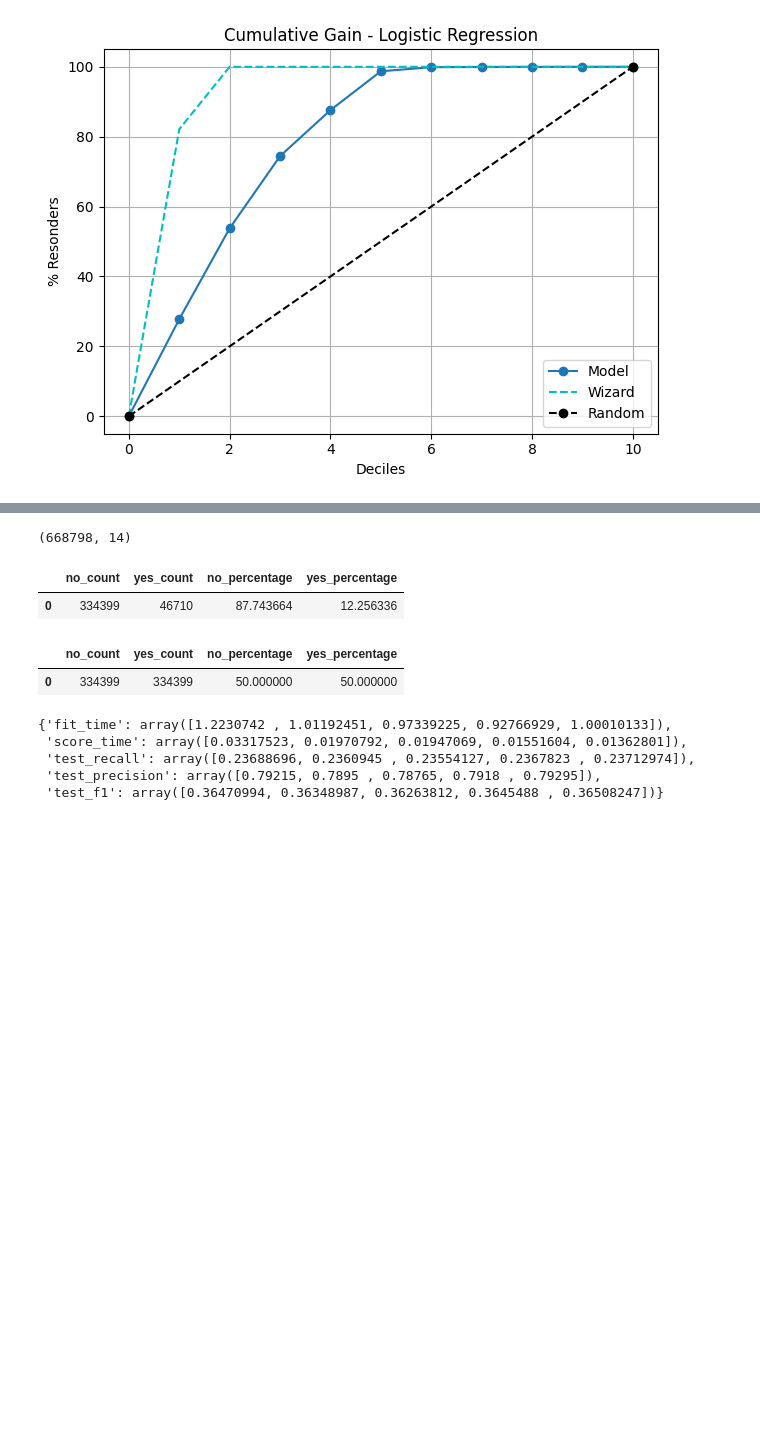
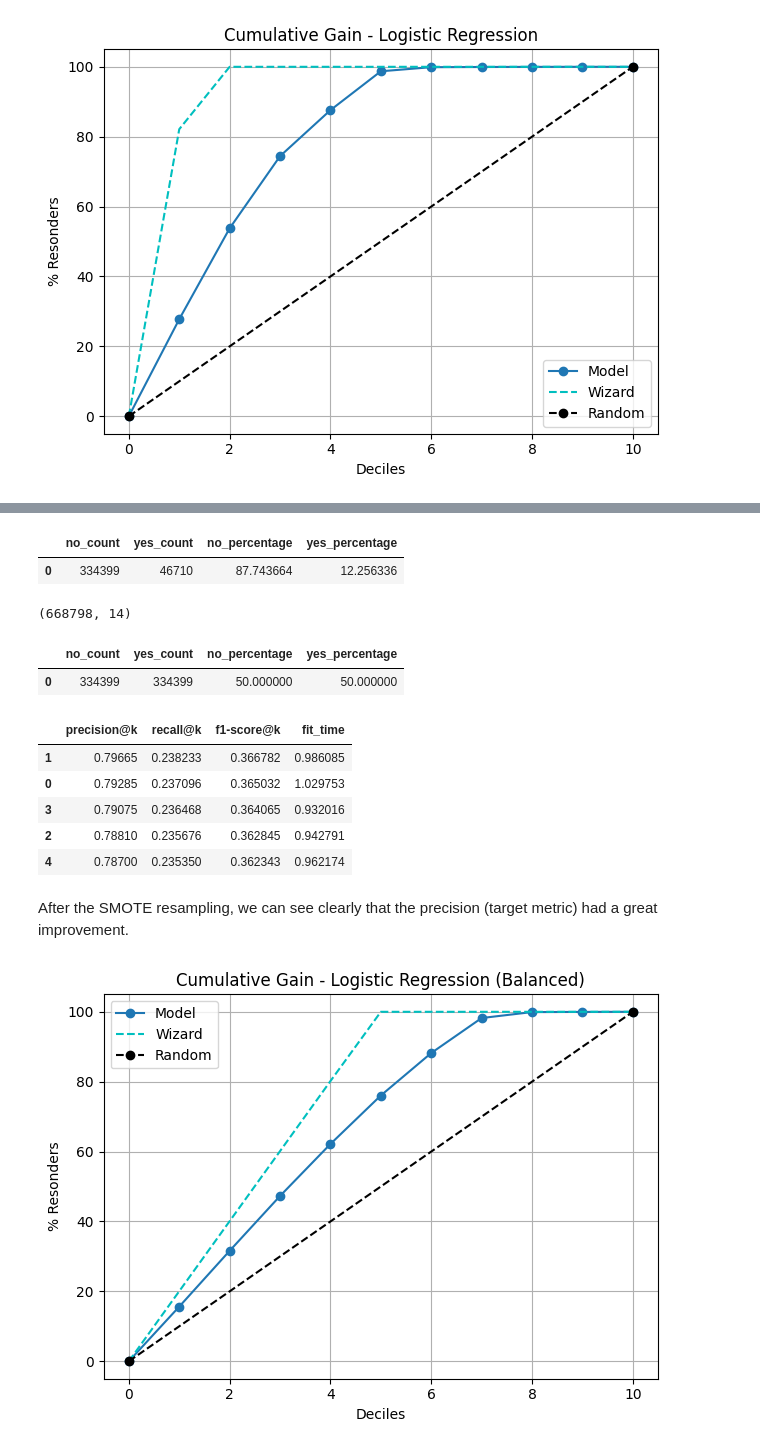
Before and after one commit to iury-repo/health_insurance_cs, a Jupyter notebook: notebooks/2-ims-modeling.ipynb, the cells around one changed output, grey strips where cells are left out. Cells and saved outputs as stored; diff of their text form; code cells hidden in the pictures; blank space fills up the shorter version.

Commit message:
refactor: Add metric calculation for all models after resampling

```diff
--- a/notebooks/2-ims-modeling.ipynb
+++ b/notebooks/2-ims-modeling.ipynb
@@ -305,3 +298,9 @@ sp.kds.plot_cumulative_gain(y_val, y_hat_log[:,1], title='Cumulative Gain - Logi
+# %%
+# Before resampling
+check_imbalance(train)
+# %% [output]
+|  | no_count | yes_count | no_percentage | yes_percentage |
+| 0 | 334399 | 46710 | 87.743664 | 12.256336 |
 # %%
 sm = SMOTE()
 X_res, y_res = sm.fit_resample(X, y)
@@ -312,12 +311,6 @@ df_res = pd.concat([X_res, y_res], axis=1)
 df_res.shape
 # %% [output]
 (668798, 14)
-# %%
-# Before resampling
-check_imbalance(train)
-# %% [output]
-|  | no_count | yes_count | no_percentage | yes_percentage |
-| 0 | 334399 | 46710 | 87.743664 | 12.256336 |
 # %%
 # After resampling
 check_imbalance(df_res)
@@ -326,10 +319,29 @@ check_imbalance(df_res)
 | 0 | 334399 | 334399 | 50.000000 | 50.000000 |
 # %%
 # Verify if the resampling affects the performance
-cross_validate(sgd_log_loss, X=X_res, y=y_res, cv=5, scoring={'recall': recall_at_k_scorer, 'precision': precision_at_k_scorer, 'f1': f1_at_k_scorer})
+log_loss_res = cross_validate(sgd_log_loss, X=X_res, y=y_res, cv=5, scoring={'recall': recall_at_k_scorer, 'precision': precision_at_k_scorer, 'f1': f1_at_k_scorer})
+
+# Performance results
+log_loss_df = pd.DataFrame(log_loss_res)
+log_loss_df.rename(columns={'test_recall': 'recall@k', 'test_precision': 'precision@k', 'fit_time': 'fit_time', 'test_f1': 'f1-score@k'}, inplace=True)
+log_loss_df.drop(columns='score_time', inplace=True)
+log_loss_df = log_loss_df[['precision@k', 'recall@k', 'f1-score@k', 'fit_time']]
+log_loss_df.sort_values(by='precision@k', ascending=False)
 # %% [output]
-{'fit_time': array([1.2230742 , 1.01192451, 0.97339225, 0.92766929, 1.00010133]),
- 'score_time': array([0.03317523, 0.01970792, 0.01947069, 0.01551604, 0.01362801]),
- 'test_recall': array([0.23688696, 0.2360945 , 0.23554127, 0.2367823 , 0.23712974]),
- 'test_precision': array([0.79215, 0.7895 , 0.78765, 0.7918 , 0.79295]),
- 'test_f1': array([0.36470994, 0.36348987, 0.36263812, 0.3645488 , 0.36508247])}
+|  | precision@k | recall@k | f1-score@k | fit_time |
+| 1 | 0.79665 | 0.238233 | 0.366782 | 0.986085 |
+| 0 | 0.79285 | 0.237096 | 0.365032 | 1.029753 |
+| 3 | 0.79075 | 0.236468 | 0.364065 | 0.932016 |
+| 2 | 0.78810 | 0.235676 | 0.362845 | 0.942791 |
+| 4 | 0.78700 | 0.235350 | 0.362343 | 0.962174 |
+# %% [markdown]
+After the SMOTE resampling, we can see clearly that the precision (target metric) had a great improvement.
+# %%
+X_res_train, X_res_val, y_res_train, y_res_val = train_test_split(X_res, y_res, test_size=0.2)
+# %%
+best_sgd.fit(X_res_train, y_res_train)
+y_hat_res = best_sgd.predict_proba(X_res_val)
+# %%
+sp.kds.plot_cumulative_gain(y_res_val, y_hat_res[:,1], title='Cumulative Gain - Logistic Regression (Balanced)');
+# %% [output]
+[figure, added]
```
Also changed, not shown: parts of 9 cells of this notebook.
